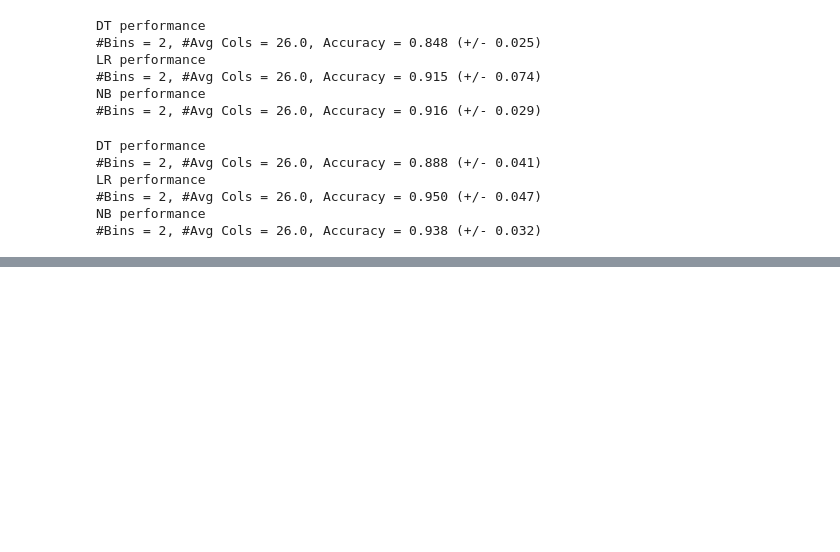
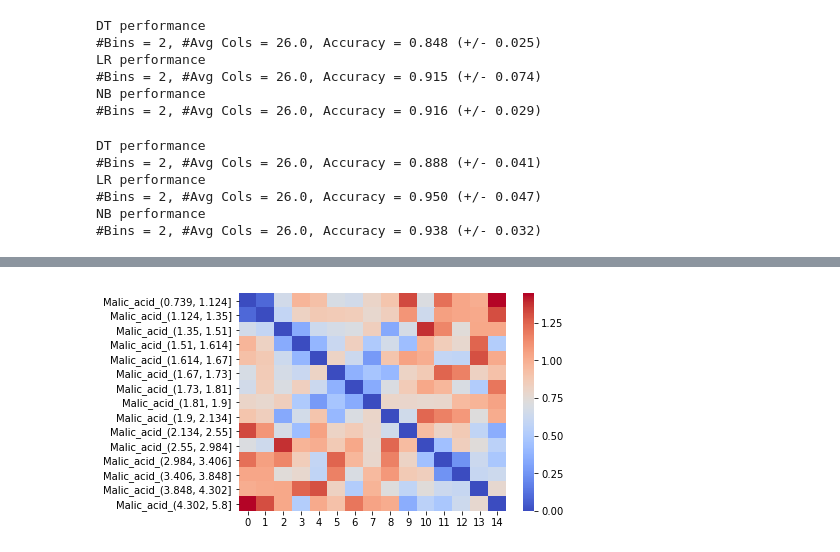
Before and after one commit to Wook0129/semantic_binning, a Jupyter notebook: test_wine.ipynb, the cells around one changed output, grey strips where cells are left out. Cells and saved outputs as stored; diff of their text form; code cells hidden in the pictures; blank space fills up the shorter version.

```diff
--- a/test_wine.ipynb
+++ b/test_wine.ipynb
@@ -129,0 +148,4 @@ exp.semantic_binning.bins_by_var
+# %%
+exp.semantic_binning.plot_pairwise_distance_between_bins('Malic_acid')
+# %% [output]
+[figure, added]
```
Also changed, not shown: parts of 22 cells of this notebook, 5 other files.
